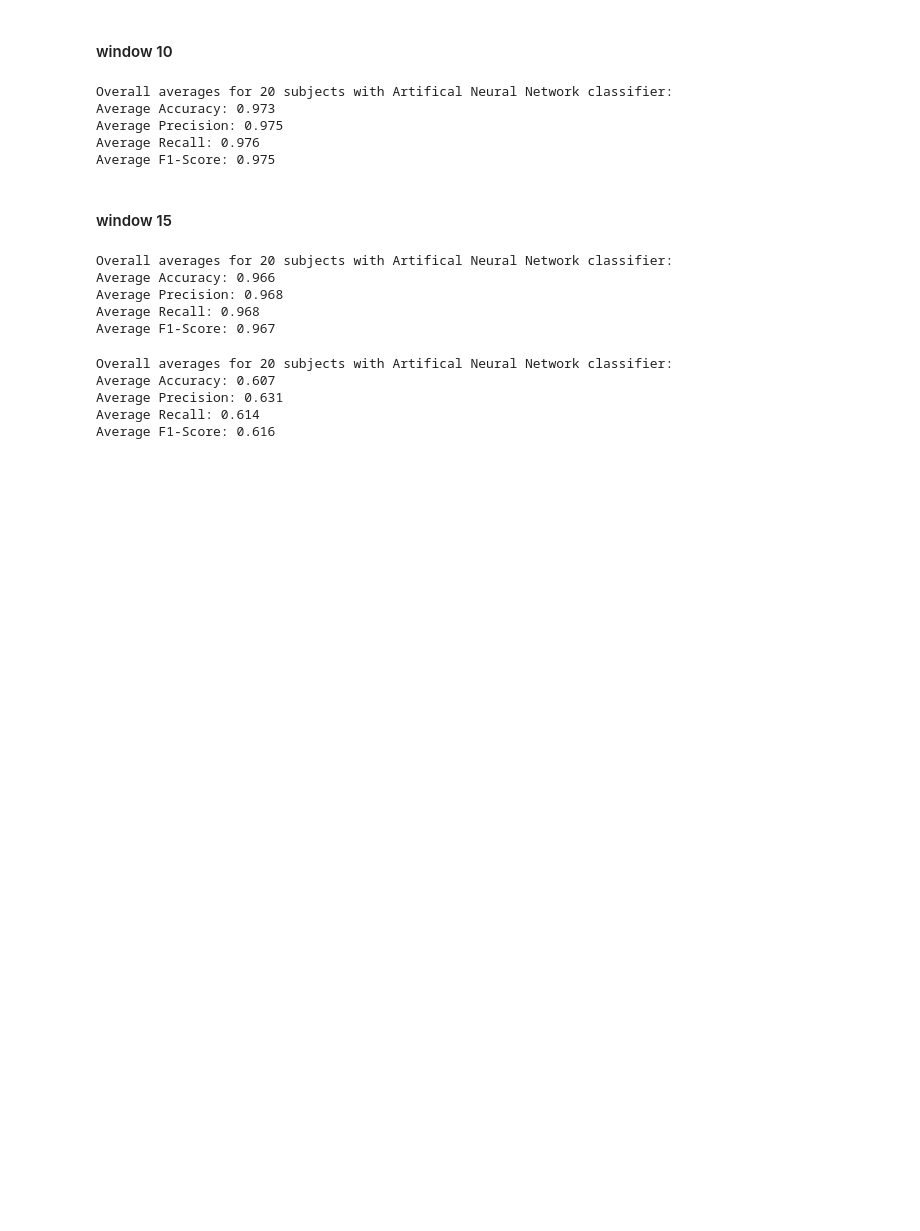
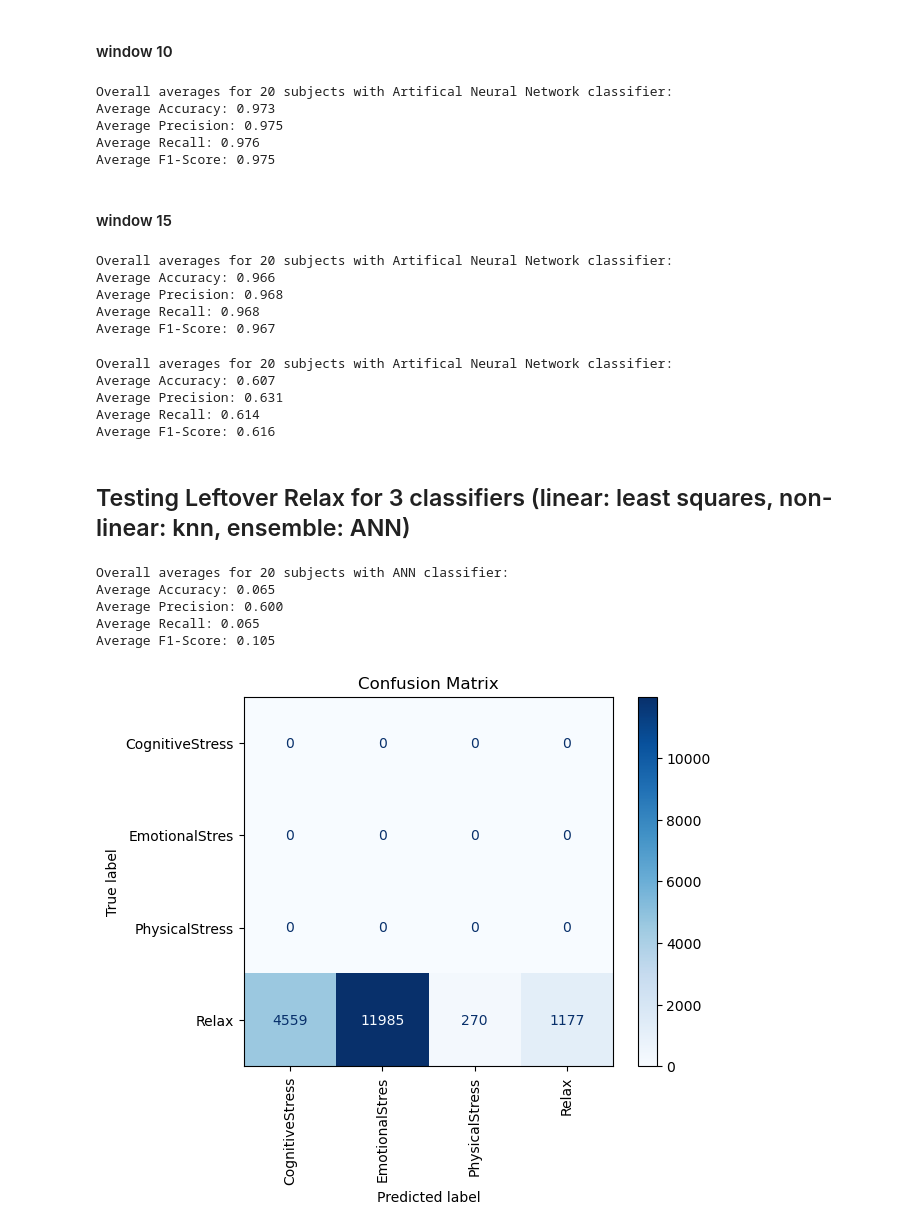
Before and after one commit to Yasmina-Mahdy/Machine-Project, a Jupyter notebook: main.ipynb, the cells around one changed output. Drawn from its saved outputs; the diff is of its cells as text; code cells hidden in the pictures; blank space fills up the shorter version.

Commit message:
added relax leftover testing

```diff
--- a/main.ipynb
+++ b/main.ipynb
@@ -110,3 +112,13 @@ def balance_classes(combined_data):
         elif not relaxed:
             balanced_data.append(data)
     return np.array(balanced_data)
+# %%
+def balance_classes_leftover(combined_data):
+    leftover_relax = []
+    relaxed = False
+    for data in combined_data:
+        if data[-1] != "Relax": # we've passed the first relax
+            relaxed = True
+        elif relaxed:
+            leftover_relax.append(data)
+    return np.array(leftover_relax)
@@ -169,15 +185,17 @@ def get_subject_data_preprocessed_balanced(AccTempEDA_record, Spo2HR_record, Acc
     #print(Spo2HR.shape)
     combined_data = combine(AccTempEDA, Spo2HR) # combine both records
     balanced_data = balance_classes(combined_data)
-    return balanced_data # return the resulting data
+    leftover_data = balance_classes_leftover(combined_data)
+    return balanced_data, leftover_data # return the resulting data
 # %% [markdown]
 # Function to read and get raw data for all subjects and store them in csvs
 # %%
-read_directory="non-eeg-dataset-for-assessment-of-neurological-status-1.0.0" # directory to all the files ATR, DAT, HEA
+read_directory=r"D:\University\8.Spring 2025\Machine\Project\non-eeg-dataset-for-assessment-of-neurological-status-1.0.0\non-eeg-dataset-for-assessment-of-neurological-status-1.0.0" # directory to all the files ATR, DAT, HEA
 all_sub_info_raw = []
 all_sub_info_preproc = []
 all_sub_info_r_balanced = []
 all_sub_info_p_balanced = []
+all_sub_info_p_leftover = []
 for i in range(1,21):
     ACCTEMPEDA_Path = os.path.join(read_directory, f'Subject{i}_AccTempEDA')
     SPO2HR_Path = os.path.join(read_directory, f'Subject{i}_SpO2HR')
@@ -188,8 +206,9 @@ for i in range(1,21):
     subject_data_r = get_subject_data_raw(ACCTEMPEDA_Record, SPO2HR_Record, annotations)
     subject_data_p = get_subject_data_preprocessed(ACCTEMPEDA_Record, SPO2HR_Record, annotations)
     subject_data_rb = get_subject_data_raw_balanced(ACCTEMPEDA_Record, SPO2HR_Record, annotations)
-    subject_data_pb = get_subject_data_preprocessed_balanced(ACCTEMPEDA_Record, SPO2HR_Record,annotations)
+    subject_data_pb, subject_data_pl = get_subject_data_preprocessed_balanced(ACCTEMPEDA_Record, SPO2HR_Record,annotations)
     all_sub_info_raw.append(subject_data_r)
     all_sub_info_preproc.append(subject_data_p)
     all_sub_info_r_balanced.append(subject_data_rb)
     all_sub_info_p_balanced.append(subject_data_pb)
+    all_sub_info_p_leftover.append(subject_data_pl)
@@ -2958,3 +2989,7 @@ Average Accuracy: 0.607
 Average Precision: 0.631
 Average Recall: 0.614
 Average F1-Score: 0.616
+# %% [markdown]
+## Testing Leftover Relax for 3 classifiers (linear: least squares, non-linear: knn, ensemble: ANN)
+# %%
+classes = sorted(["Relax", "PhysicalStress", "EmotionalStres", "CognitiveStress"])
@@ -2960,0 +3044,9 @@ Average F1-Score: 0.616
+# %%
+ANN_leftover(all_sub_info_p_balanced, all_sub_info_p_leftover)
+# %% [output]
+Overall averages for 20 subjects with ANN classifier:
+Average Accuracy: 0.065
+Average Precision: 0.600
+Average Recall: 0.065
+Average F1-Score: 0.105
+[figure, added]
```
Also changed, not shown: parts of 12 cells of this notebook.
